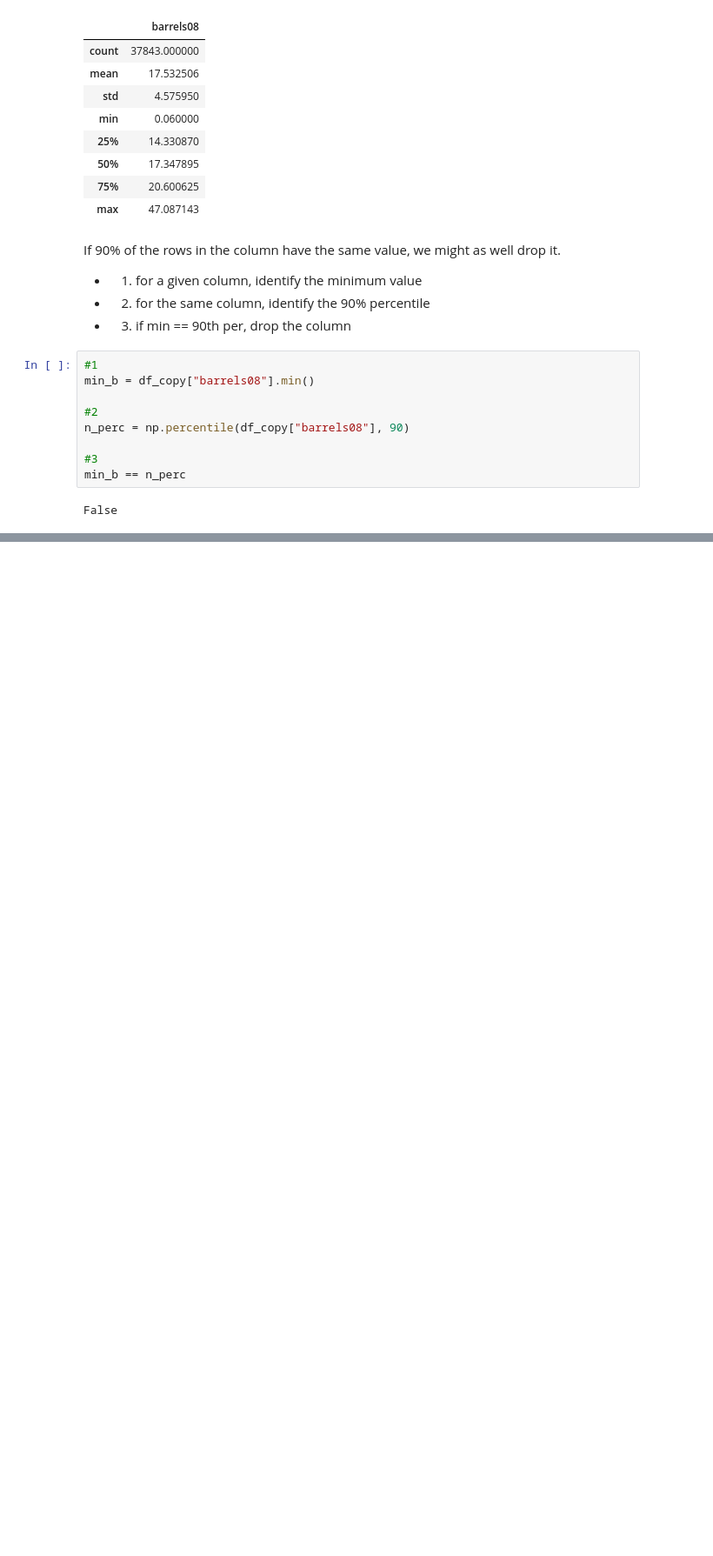
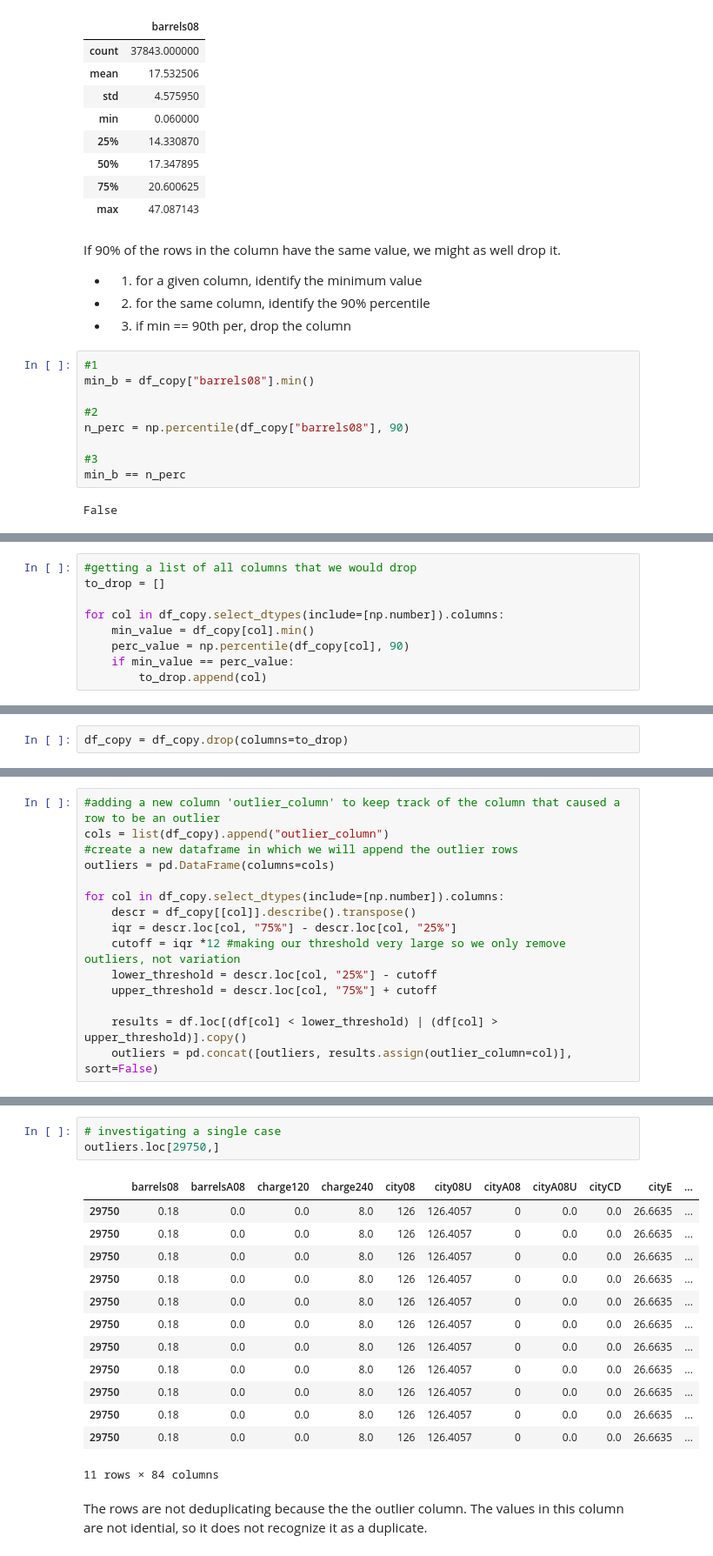
Before and after one commit to ironhack-datalabs/data-ber-08-20, a Jupyter notebook: Notes/module-1/week-2/2.2_pandas_data_cleaning.ipynb, the cells around one changed output, grey strips where cells are left out. Shown: that part at 87% size. Drawn from its saved outputs; the diff is of its cells as text; blank space fills up the shorter version.

Commit message:
expanding data cleaning notes and adding regex notebook

```diff
--- a/Notes/module-1/week-2/2.2_pandas_data_cleaning.ipynb
+++ b/Notes/module-1/week-2/2.2_pandas_data_cleaning.ipynb
@@ -368,0 +406,9 @@ False
+# %%
+#getting a list of all columns that we would drop
+to_drop = []
+
+for col in df_copy.select_dtypes(include=[np.number]).columns:
+    min_value = df_copy[col].min()
+    perc_value = np.percentile(df_copy[col], 90)
+    if min_value == perc_value:
+        to_drop.append(col)
@@ -368,0 +437,2 @@ False
+# %%
+df_copy = df_copy.drop(columns=to_drop)
@@ -368,0 +500,15 @@ False
+# %%
+#adding a new column 'outlier_column' to keep track of the column that caused a row to be an outlier
+cols = list(df_copy).append("outlier_column")
+#create a new dataframe in which we will append the outlier rows
+outliers = pd.DataFrame(columns=cols)
+
+for col in df_copy.select_dtypes(include=[np.number]).columns:
+    descr = df_copy[[col]].describe().transpose()
+    iqr = descr.loc[col, "75%"] - descr.loc[col, "25%"]
+    cutoff = iqr *12 #making our threshold very large so we only remove outliers, not variation
+    lower_threshold = descr.loc[col, "25%"] - cutoff
+    upper_threshold = descr.loc[col, "75%"] + cutoff
+
+    results = df.loc[(df[col] < lower_threshold) | (df[col] > upper_threshold)].copy()
+    outliers = pd.concat([outliers, results.assign(outlier_column=col)], sort=False)
@@ -368,0 +551,19 @@ False
+# %%
+# investigating a single case
+outliers.loc[29750,]
+# %% [output]
+|  | barrels08 | barrelsA08 | charge120 | charge240 | city08 | city08U | cityA08 | cityA08U | cityCD | cityE | ... |
+| 29750 | 0.18 | 0.0 | 0.0 | 8.0 | 126 | 126.4057 | 0 | 0.0 | 0.0 | 26.6635 | ... |
+| 29750 | 0.18 | 0.0 | 0.0 | 8.0 | 126 | 126.4057 | 0 | 0.0 | 0.0 | 26.6635 | ... |
+| 29750 | 0.18 | 0.0 | 0.0 | 8.0 | 126 | 126.4057 | 0 | 0.0 | 0.0 | 26.6635 | ... |
+| 29750 | 0.18 | 0.0 | 0.0 | 8.0 | 126 | 126.4057 | 0 | 0.0 | 0.0 | 26.6635 | ... |
+| 29750 | 0.18 | 0.0 | 0.0 | 8.0 | 126 | 126.4057 | 0 | 0.0 | 0.0 | 26.6635 | ... |
+| 29750 | 0.18 | 0.0 | 0.0 | 8.0 | 126 | 126.4057 | 0 | 0.0 | 0.0 | 26.6635 | ... |
+| 29750 | 0.18 | 0.0 | 0.0 | 8.0 | 126 | 126.4057 | 0 | 0.0 | 0.0 | 26.6635 | ... |
+| 29750 | 0.18 | 0.0 | 0.0 | 8.0 | 126 | 126.4057 | 0 | 0.0 | 0.0 | 26.6635 | ... |
+| 29750 | 0.18 | 0.0 | 0.0 | 8.0 | 126 | 126.4057 | 0 | 0.0 | 0.0 | 26.6635 | ... |
+| 29750 | 0.18 | 0.0 | 0.0 | 8.0 | 126 | 126.4057 | 0 | 0.0 | 0.0 | 26.6635 | ... |
+| 29750 | 0.18 | 0.0 | 0.0 | 8.0 | 126 | 126.4057 | 0 | 0.0 | 0.0 | 26.6635 | ... |
+11 rows × 84 columns
+# %% [markdown]
+The rows are not deduplicating because the the outlier column. The values in this column are not idential, so it does not recognize it as a duplicate.
```
Also changed, not shown: parts of 62 cells of this notebook, 1 other file.
